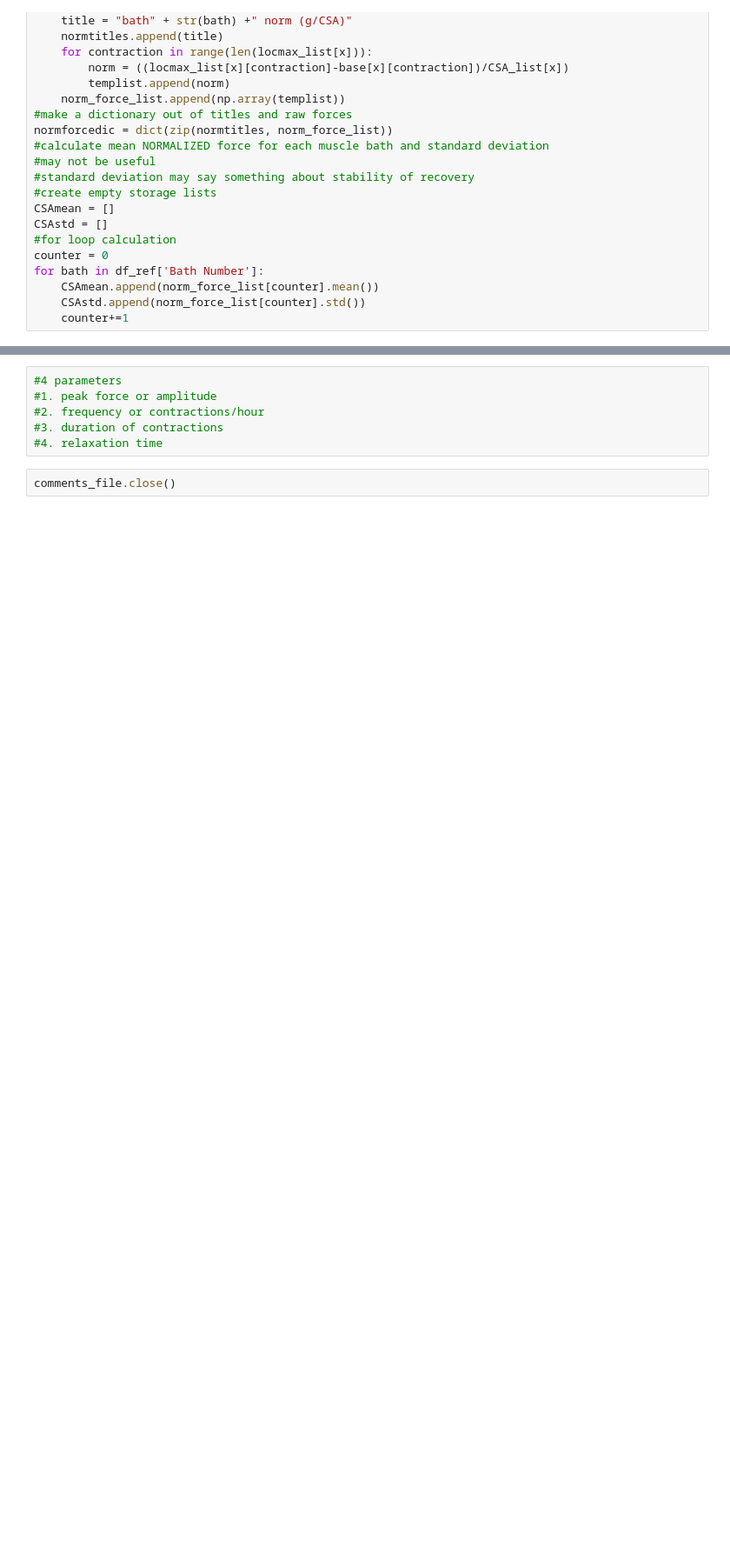
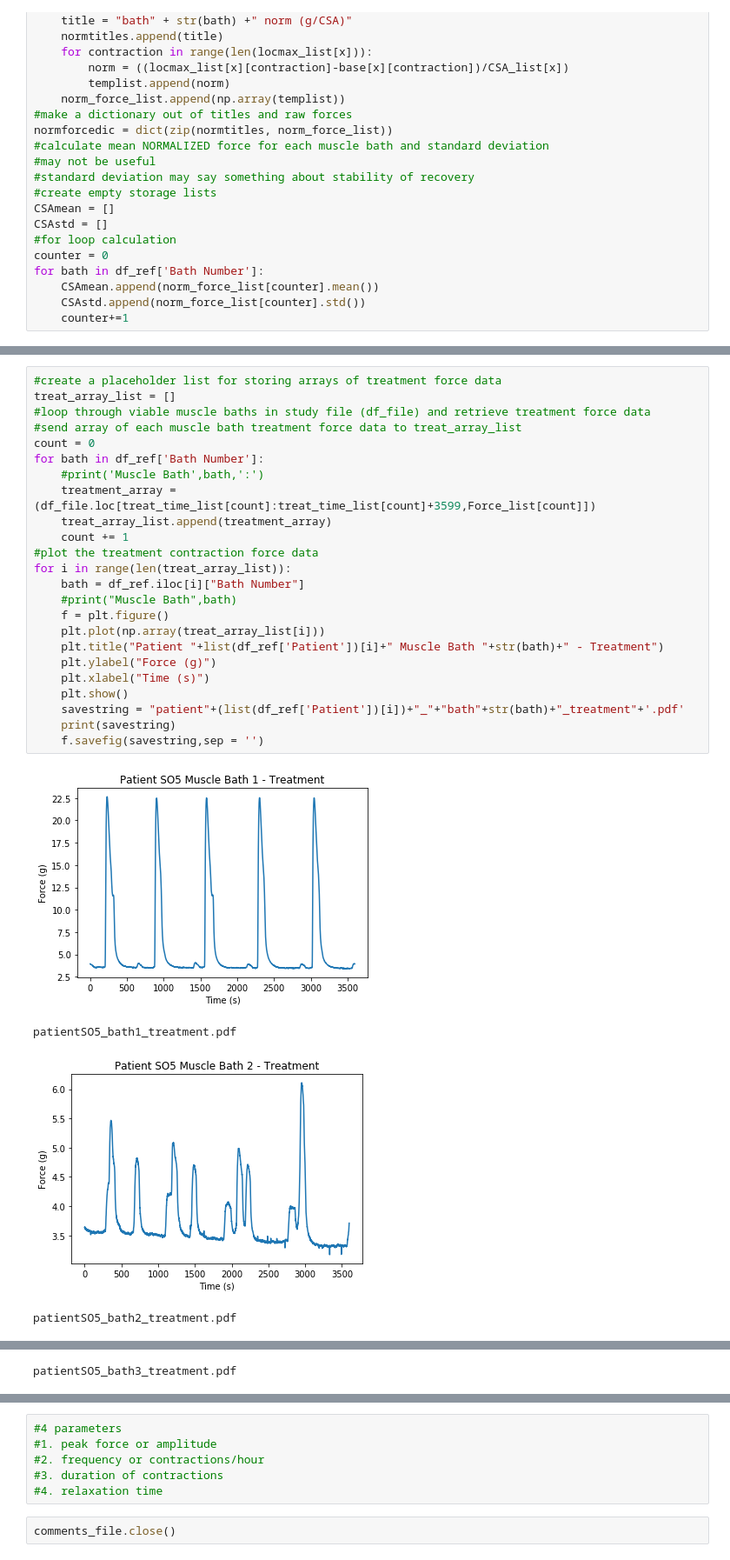
Before and after one commit to wupchurc/Muscle-Bath, a Jupyter notebook: Myometrial Contractility.ipynb, the cells around one changed output, grey strips where cells are left out. Shown at 87% size. Drawn from its saved outputs; the diff is of its cells as text; blank space fills up the shorter version.

```diff
--- a/Myometrial Contractility.ipynb
+++ b/Myometrial Contractility.ipynb
@@ -347,0 +362,29 @@ PatientSO5_baseline_comp2.xlsx
+# %%
+#create a placeholder list for storing arrays of treatment force data
+treat_array_list = []
+#loop through viable muscle baths in study file (df_file) and retrieve treatment force data
+#send array of each muscle bath treatment force data to treat_array_list
+count = 0
+for bath in df_ref['Bath Number']:
+    #print('Muscle Bath',bath,':')
+    treatment_array = (df_file.loc[treat_time_list[count]:treat_time_list[count]+3599,Force_list[count]])
+    treat_array_list.append(treatment_array)
+    count += 1
+#plot the treatment contraction force data
+for i in range(len(treat_array_list)):
+    bath = df_ref.iloc[i]["Bath Number"]
+    #print("Muscle Bath",bath)
+    f = plt.figure()
+    plt.plot(np.array(treat_array_list[i]))
+    plt.title("Patient "+list(df_ref['Patient'])[i]+" Muscle Bath "+str(bath)+" - Treatment")
+    plt.ylabel("Force (g)")
+    plt.xlabel("Time (s)")
+    plt.show()
+    savestring = "patient"+(list(df_ref['Patient'])[i])+"_"+"bath"+str(bath)+"_treatment"+'.pdf'
+    print(savestring)
+    f.savefig(savestring,sep = '')
+# %% [output]
+[figure, added]
+patientSO5_bath1_treatment.pdf
+[figure, added]
+patientSO5_bath2_treatment.pdf
@@ -347,0 +392 @@ PatientSO5_baseline_comp2.xlsx
+patientSO5_bath3_treatment.pdf
```
Also changed, not shown: parts of 20 cells of this notebook.
